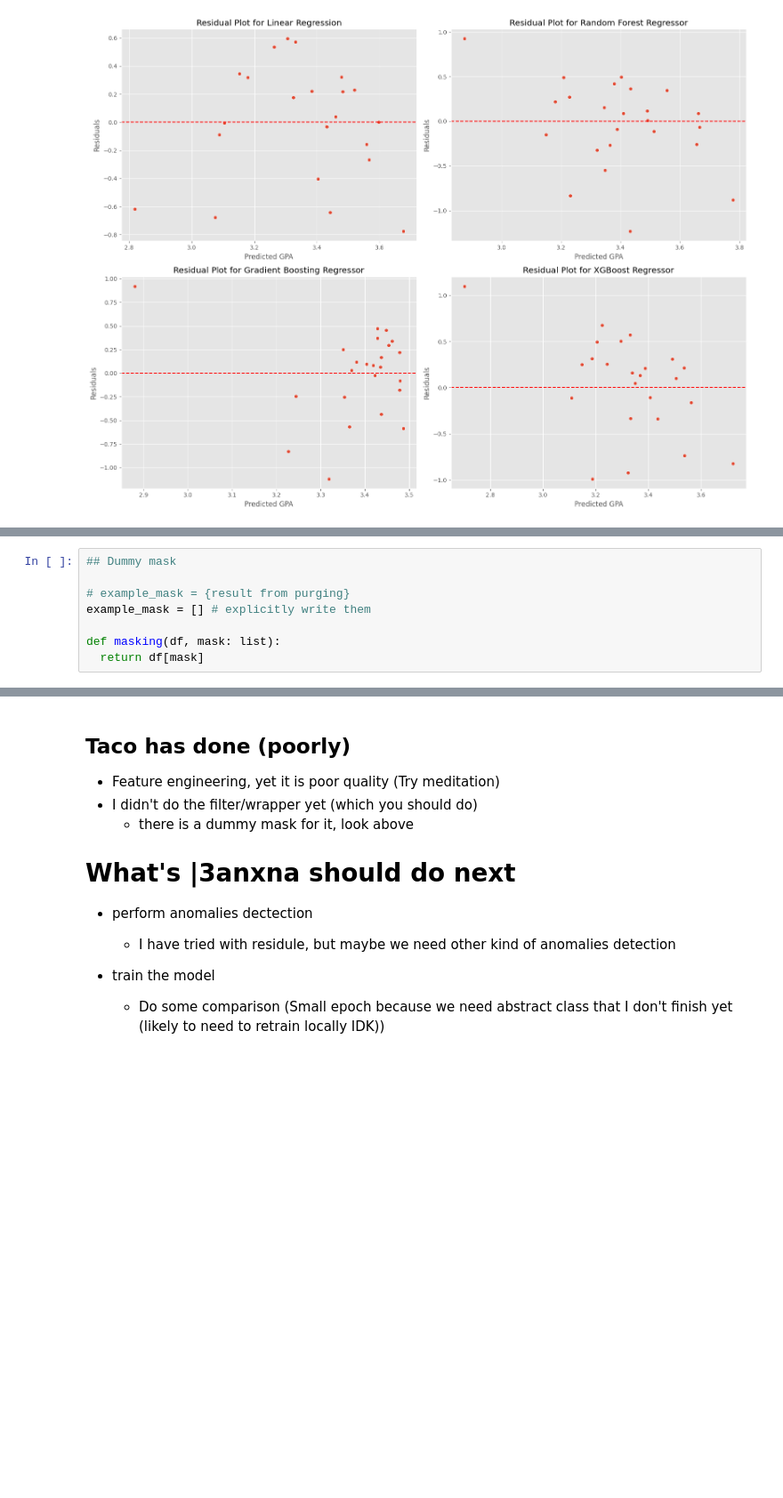
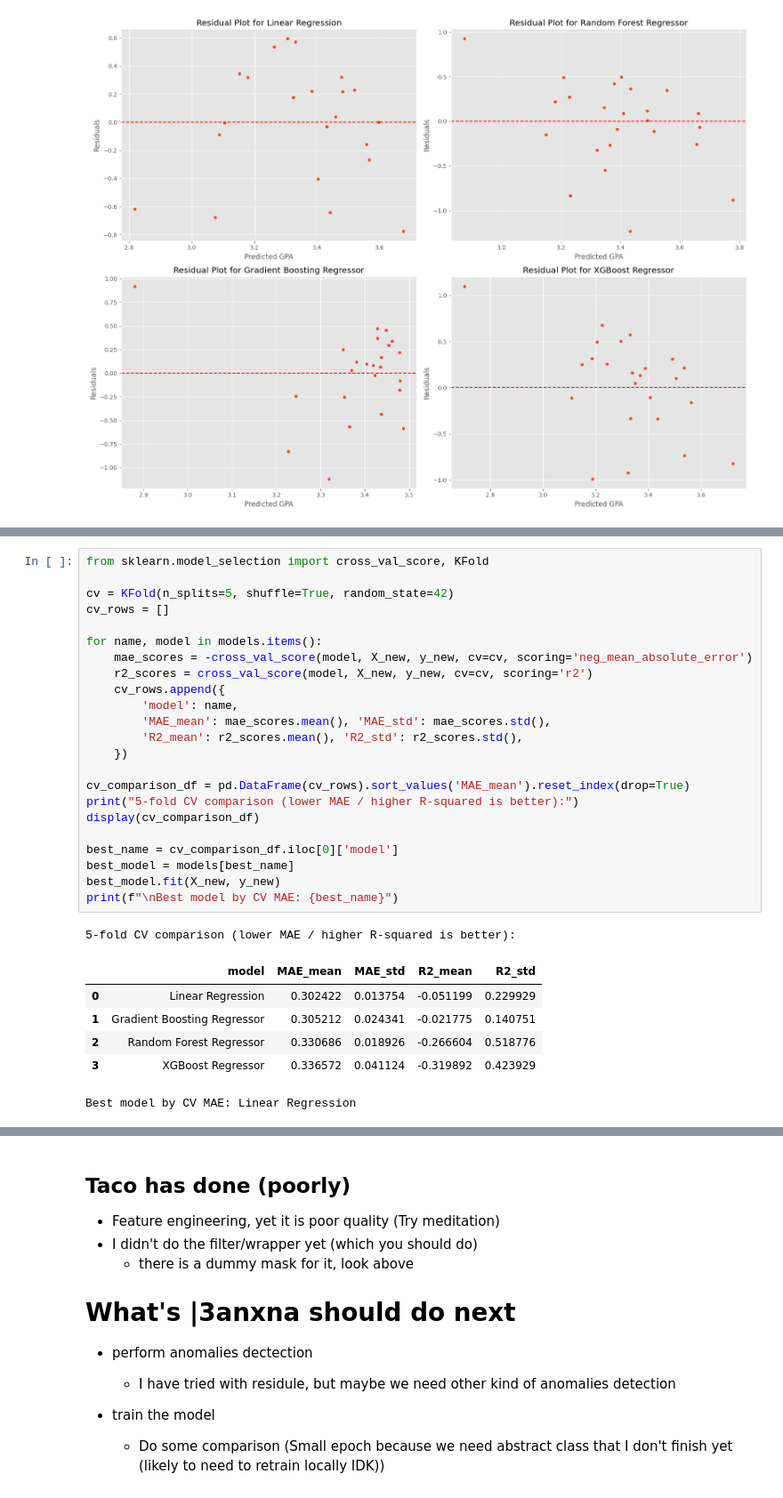
Before and after one commit to l3anxna/what-you-eat-decides-your-grade, a Jupyter notebook: EDA_notebook.ipynb, the cells around one changed output, grey strips where cells are left out. Shown at 89% size. Saved outputs shown, nothing was run; the diff lists cells and outputs as text; blank space fills up the shorter version.

```diff
--- a/EDA_notebook.ipynb
+++ b/EDA_notebook.ipynb
@@ -903,8 +838,31 @@ XGBoost Regressor - MAE: 0.411, R-squared: -0.319
-# %%
-## Dummy mask
-
-# example_mask = {result from purging}
-example_mask = [] # explicitly write them
-
-def masking(df, mask: list):
-  return df[mask]
+# %%
+from sklearn.model_selection import cross_val_score, KFold
+
+cv = KFold(n_splits=5, shuffle=True, random_state=42)
+cv_rows = []
+
+for name, model in models.items():
+    mae_scores = -cross_val_score(model, X_new, y_new, cv=cv, scoring='neg_mean_absolute_error')
+    r2_scores = cross_val_score(model, X_new, y_new, cv=cv, scoring='r2')
+    cv_rows.append({
+        'model': name,
+        'MAE_mean': mae_scores.mean(), 'MAE_std': mae_scores.std(),
+        'R2_mean': r2_scores.mean(), 'R2_std': r2_scores.std(),
+    })
+
+cv_comparison_df = pd.DataFrame(cv_rows).sort_values('MAE_mean').reset_index(drop=True)
+print("5-fold CV comparison (lower MAE / higher R-squared is better):")
+display(cv_comparison_df)
+
+best_name = cv_comparison_df.iloc[0]['model']
+best_model = models[best_name]
+best_model.fit(X_new, y_new)
+print(f"\nBest model by CV MAE: {best_name}")
+# %% [output]
+5-fold CV comparison (lower MAE / higher R-squared is better):
+|  | model | MAE_mean | MAE_std | R2_mean | R2_std |
+| 0 | Linear Regression | 0.302422 | 0.013754 | -0.051199 | 0.229929 |
+| 1 | Gradient Boosting Regressor | 0.305212 | 0.024341 | -0.021775 | 0.140751 |
+| 2 | Random Forest Regressor | 0.330686 | 0.018926 | -0.266604 | 0.518776 |
+| 3 | XGBoost Regressor | 0.336572 | 0.041124 | -0.319892 | 0.423929 |
+Best model by CV MAE: Linear Regression
```
Also changed, not shown: parts of 12 cells of this notebook.
